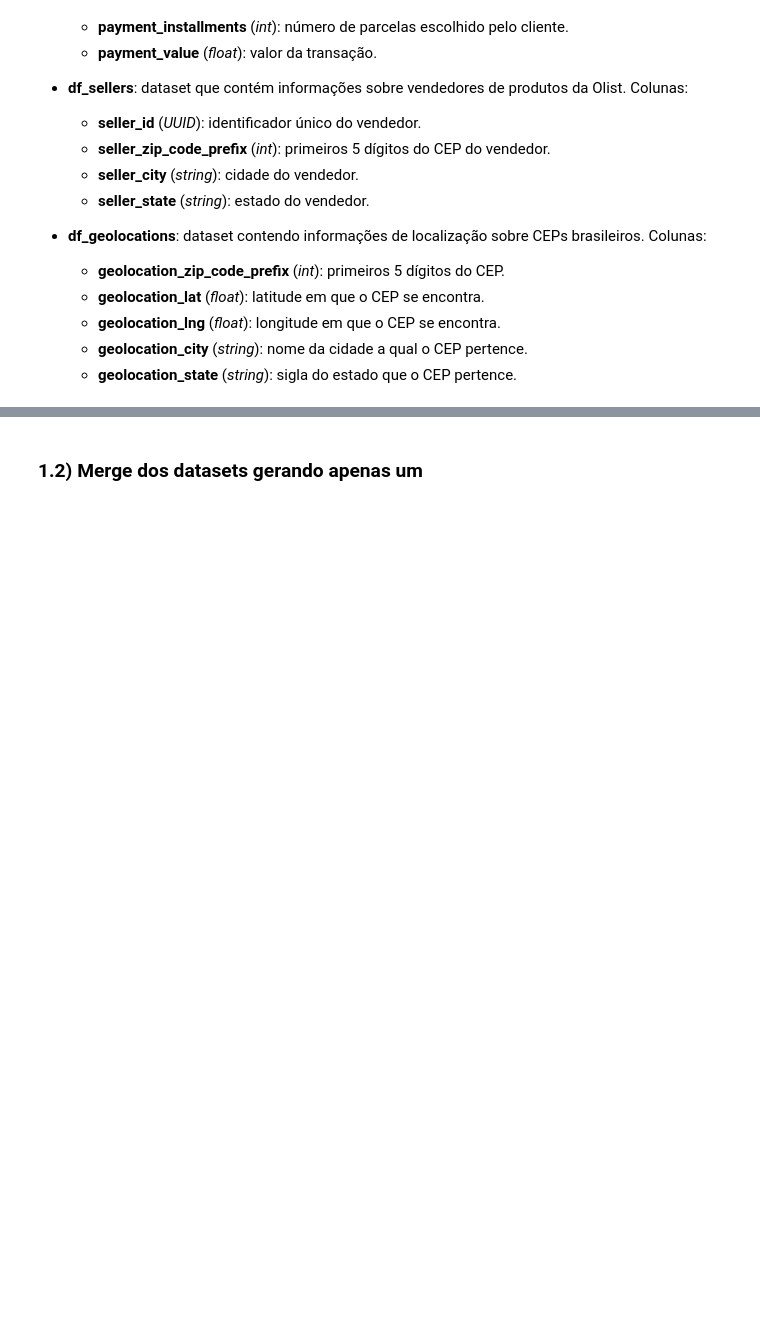
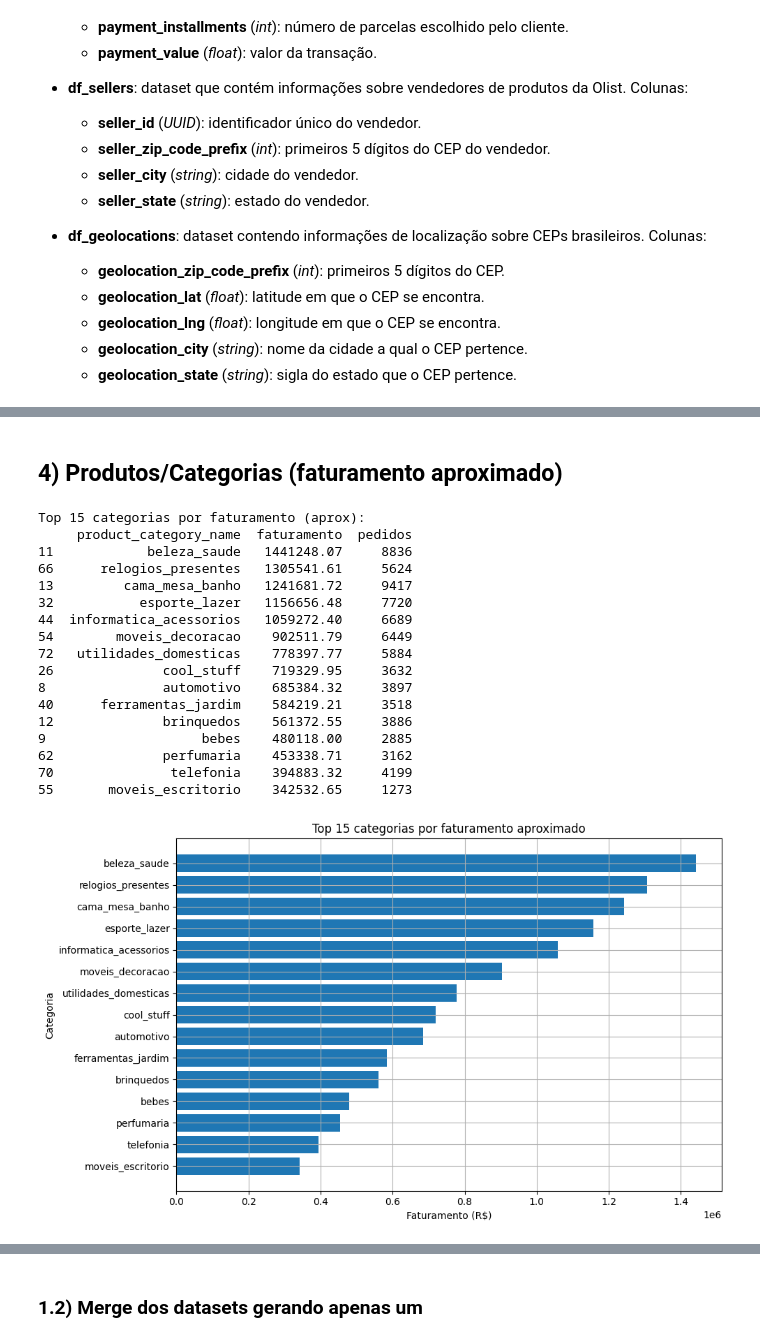
Before and after one commit to olavodd42/analise_exploratoria_olist, a Jupyter notebook: notebook.ipynb, the cells around one changed output, grey strips where cells are left out. Drawn from its saved outputs; the diff is of its cells as text; code cells hidden in the pictures; blank space fills up the shorter version.

```diff
--- a/notebook.ipynb
+++ b/notebook.ipynb
@@ -174,0 +230,50 @@ df_geolocations.head()
+# %% [markdown]
+## 4) Produtos/Categorias (faturamento aproximado)
+# %%
+fat_cat = pd.DataFrame()
+if (df_items is not None) and (df_products is not None):
+    df_ip = df_items.merge(df_products, on="product_id", how="left")
+    df_ip["revenue_item"] = df_ip["price"].fillna(0) + df_ip["freight_value"].fillna(0)
+
+    keep_orders = df_base[["order_id"]].drop_duplicates()
+    df_ip = df_ip.merge(keep_orders, on="order_id", how="inner")
+
+    fat_cat = (
+        df_ip.groupby("product_category_name", as_index=False)
+        .agg(faturamento=("revenue_item","sum"),
+             pedidos=("order_id","nunique"))
+        .sort_values("faturamento", ascending=False)
+    )
+    print("\nTop 15 categorias por faturamento (aprox):")
+    print(fat_cat.head(15))
+    top = fat_cat.head(15)
+    plt.figure(figsize=(10,6))
+    plt.barh(top["product_category_name"], top["faturamento"])
+    plt.title("Top 15 categorias por faturamento aproximado")
+    plt.xlabel("Faturamento (R$)")
+    plt.ylabel("Categoria")
+    plt.gca().invert_yaxis()
+    plt.tight_layout()
+    plt.savefig(OUT_DIR / "top_categorias.png", dpi=150)
+    plt.show()
+else:
+    print("\nItens/Produtos não carregados — pulando seção de categorias.")
+# %% [output]
+Top 15 categorias por faturamento (aprox):
+     product_category_name  faturamento  pedidos
+11            beleza_saude   1441248.07     8836
+66      relogios_presentes   1305541.61     5624
+13         cama_mesa_banho   1241681.72     9417
+32           esporte_lazer   1156656.48     7720
+44  informatica_acessorios   1059272.40     6689
+54        moveis_decoracao    902511.79     6449
+72   utilidades_domesticas    778397.77     5884
+26              cool_stuff    719329.95     3632
+8               automotivo    685384.32     3897
+40      ferramentas_jardim    584219.21     3518
+12              brinquedos    561372.55     3886
+9                    bebes    480118.00     2885
+62              perfumaria    453338.71     3162
+70               telefonia    394883.32     4199
+55       moveis_escritorio    342532.65     1273
+[figure, added]
```
Also changed, not shown: parts of 100 cells of this notebook.
